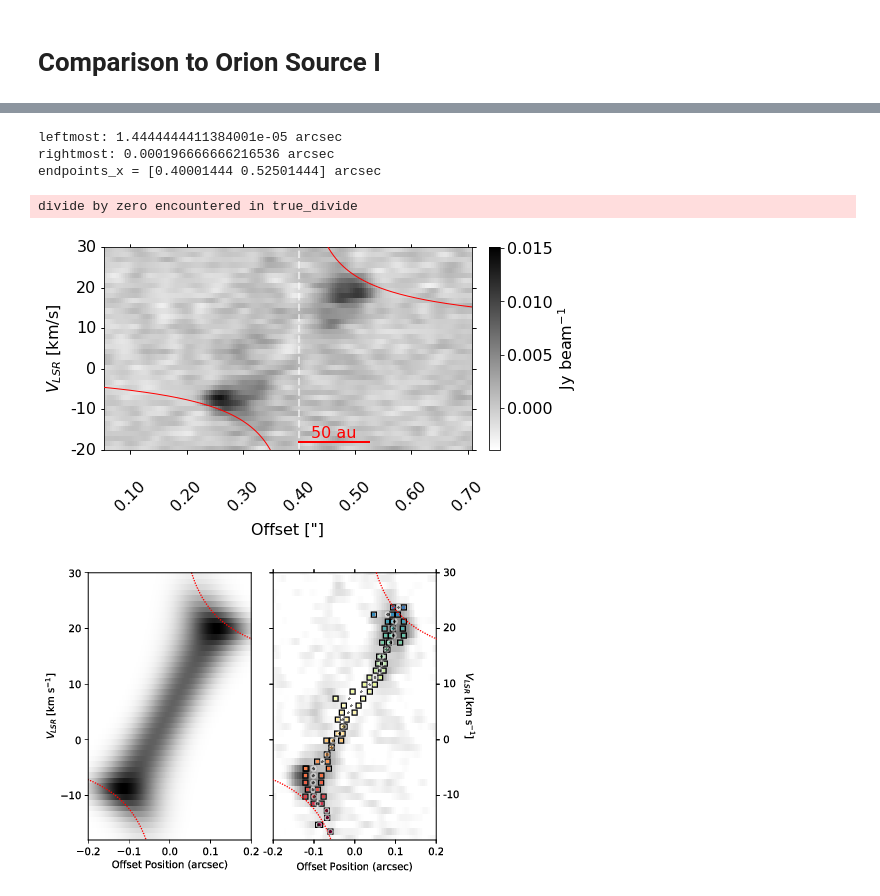
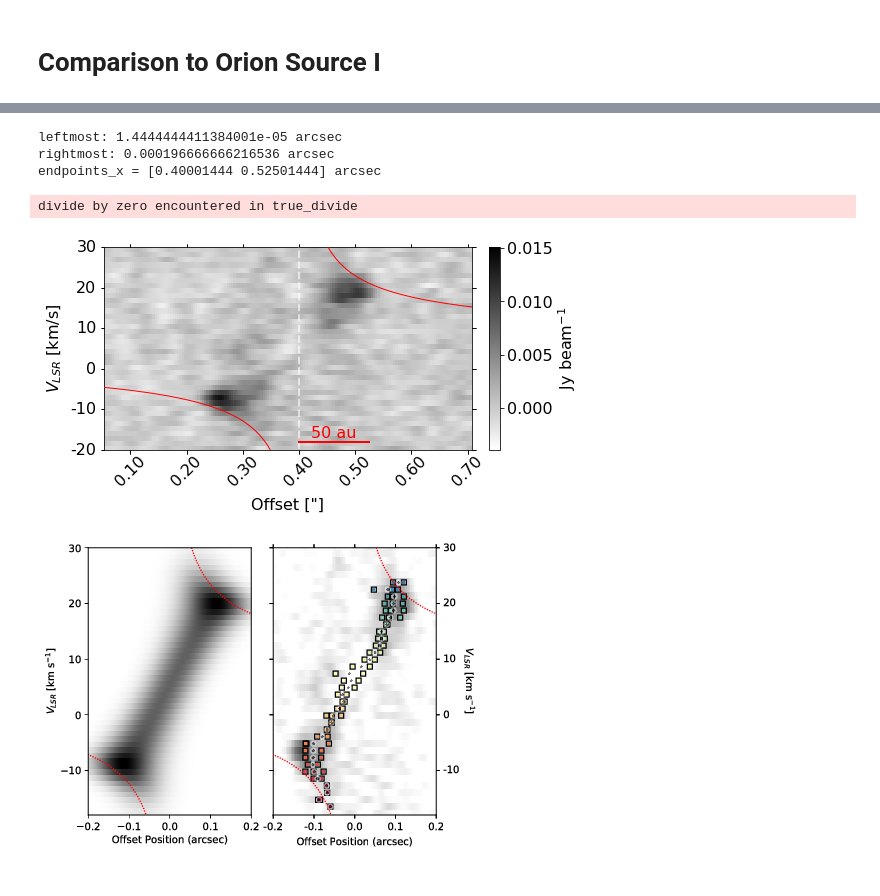
Before and after one commit to keflavich/saltmining, a Jupyter notebook: notebooks/Maud.ipynb, the cells around one changed output, grey strips where cells are left out. Drawn from its saved outputs; the diff is of its cells as text; code cells hidden in the pictures.

```diff
--- a/notebooks/Maud.ipynb
+++ b/notebooks/Maud.ipynb
@@ -1345,25 +1351,27 @@ from show_pv import show_keplercurves, show_pv
 # %%
 ori_origin = coordinates.SkyCoord("5:35:14.519", "-5:22:30.633", frame='fk5',
                              unit=(u.hour, u.deg))
 fig,ax,cb,con = show_pv(orinacl.data, wcs.WCS(orinacl.header), origin=0.4*u.arcsec, #ori_origin,
                         distance=400*u.pc,
                         xoffset_label=0.4*u.arcsec,
                 vrange=np.array([-20,30]), vcen=5*u.km/u.s, imvmin=np.nanmin(orinacl.data), imvmax=np.nanmax(orinacl.data),
                     )
 cb.set_label("Jy beam$^{-1}$")
 kc = show_keplercurves(ax, 0.4*u.arcsec, 150*u.au, u.Quantity(5,u.km/u.s),
                                masses=[15,],
                                linestyles='-',
                                colors=['r'],
                        radii={}
                               )
+ax.coords[0].set_ticklabel(pad=20)
+
 pl.savefig("SrcI_withKepler.png")
 # %% [output]
 leftmost: 1.4444444411384001e-05 arcsec
 rightmost: 0.000196666666216536 arcsec
 endpoints_x = [0.40001444 0.52501444] arcsec
 divide by zero encountered in true_divide
-[figure, old version]
+[figure, new version]
 # %%
 from wand.image import Image as WImage
 img = WImage(filename='/orange/adamginsburg/salt/Orion_ALMA_2016.1.00165.S/paper_sourceImass/figures/Unknown_4_pp_pv_plots_fittedmodel_15msun_withavgs_comparepv.pdf')
```
Also changed, not shown: parts of 12 cells of this notebook, 4 other files.
